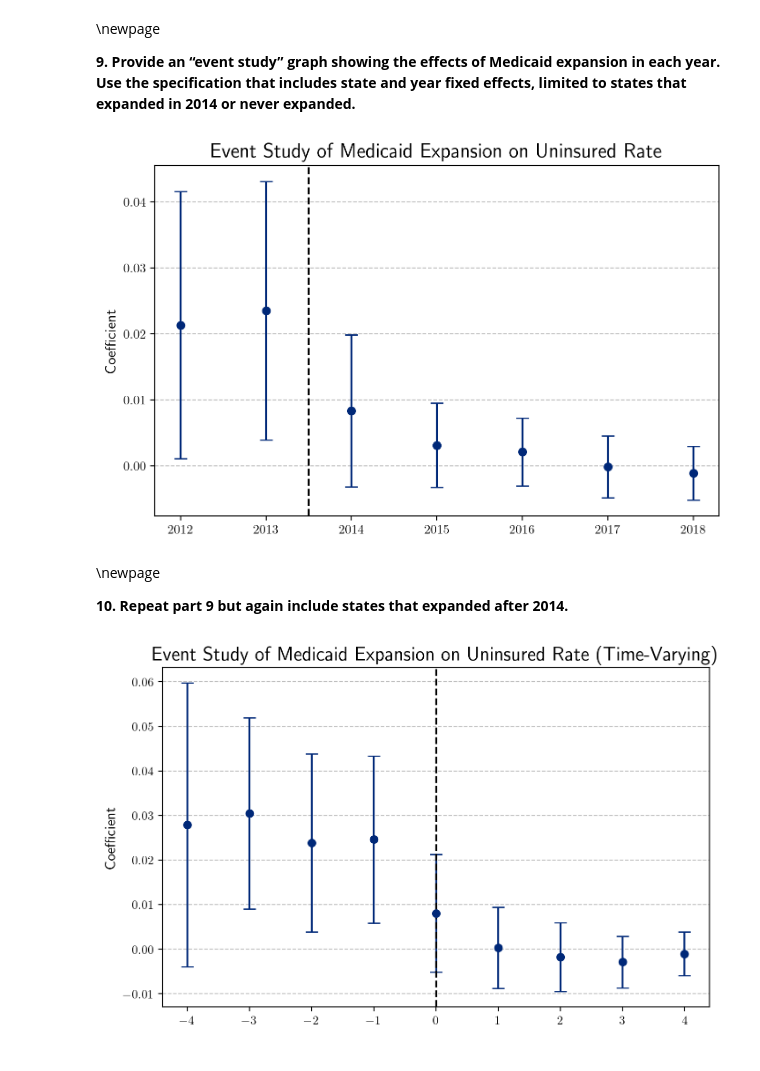
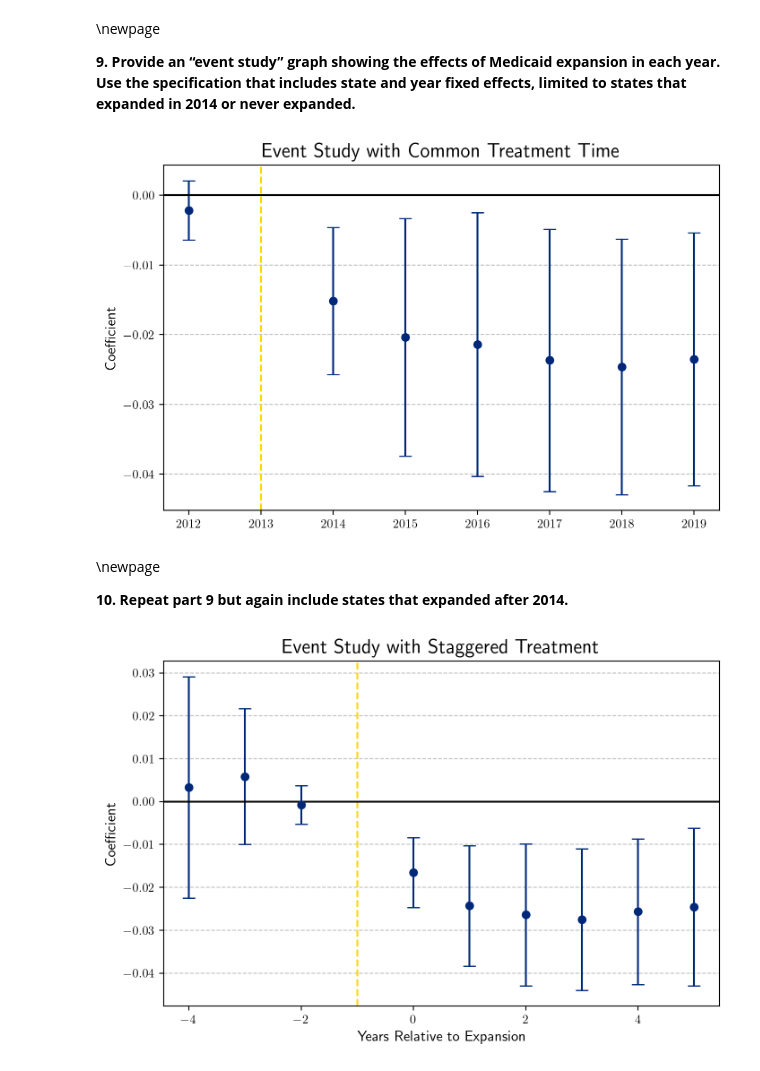
Before and after one commit to imccart/homework5, a Jupyter notebook: Homework 5.ipynb, the cells around one changed output. Saved outputs shown, nothing was run; the diff lists cells and outputs as text; code cells hidden in the pictures.

```diff
--- a/Homework 5.ipynb
+++ b/Homework 5.ipynb
@@ -246,41 +252,41 @@ dynamic_twfe = pf.feols("perc_unins ~ i(year, expand_ever, ref=2013) | State + y
 # %%
 plt.figure(figsize=(8, 5))
 joint_ci = dynamic_twfe.coef() - dynamic_twfe.confint(joint=True).T.iloc[0, :]
-plt.errorbar(np.arange(2012, 2019), dynamic_twfe.coef(),
+plt.errorbar(np.delete(np.arange(2012, 2020), 1), dynamic_twfe.coef(),
              yerr=joint_ci, fmt='o', color=blue, capsize=5)
-plt.axvline(x=2013.5, color="black", linestyle="--")
-plt.title("Event Study of Medicaid Expansion on Uninsured Rate", fontsize=16)
+plt.axvline(x=2013, color="gold", linestyle="--")
+plt.axhline(y=0, color="black", linestyle="-")
+plt.title("Event Study with Common Treatment Time", fontsize=16)
 plt.ylabel("Coefficient", fontsize=12)
 plt.grid(axis='y', color='gray', linestyle='--', alpha=0.5)
 plt.show()
 # %% [output]
-[figure, old version]
+[figure, new version]
 # %% [markdown]
 \newpage
 
 **10. Repeat part 9 but again include states that expanded after 2014.**
-# %%
-# ATE Q6: Event Study with time-varying treatment
-reg_data2["time_to_treat"] = -1
-mask_expand = reg_data2["expand_ever"] == True
-reg_data2.loc[mask_expand, "time_to_treat"] = reg_data2.loc[mask_expand, "year"] - reg_data2.loc[mask_expand, "expand_year"]
-reg_data2["time_to_treat"] = reg_data2["time_to_treat"].clip(lower=-4)
-reg_data2["expand_ever"] = reg_data2["expand_ever"].astype(bool)
-
-dynamic_twfe2 = pf.feols("perc_unins ~ i(time_to_treat, expand_ever, ref=-1) | State + year",
-                  data=reg_data2, vcov={"CRV1": "State"})
+# %%
+# ATE Q6: Event Study with time-varying treatment
+reg_data2["relative_year"] = (reg_data2["year"] - reg_data2["expand_year"]).fillna(np.inf)
+reg_data2["relative_year"] = reg_data2["relative_year"].clip(lower=-4)
+
+dynamic_twfe2 = pf.feols("perc_unins ~ i(relative_year, ref=-1) | State + year",
+                  data=reg_data2, vcov={"CRV1": "State"})
 # %%
 plt.figure(figsize=(8, 5))
 joint_ci2 = dynamic_twfe2.coef() - dynamic_twfe2.confint(joint=True).T.iloc[0, :]
-plt.errorbar(np.arange(-4, 5), dynamic_twfe2.coef(),
+plt.errorbar(np.delete(np.arange(-4, 6), 3), dynamic_twfe2.coef(),
              yerr=joint_ci2, fmt='o', color=blue, capsize=5)
-plt.axvline(x=0, color="black", linestyle="--")
-plt.title("Event Study of Medicaid Expansion on Uninsured Rate (Time-Varying)", fontsize=16)
+plt.axvline(x=-1, color="gold", linestyle="--")
+plt.axhline(y=0, color="black", linestyle="-")
+plt.title("Event Study with Staggered Treatment", fontsize=16)
 plt.ylabel("Coefficient", fontsize=12)
+plt.xlabel("Years Relative to Expansion", fontsize=12)
 plt.grid(axis='y', color='gray', linestyle='--', alpha=0.5)
 plt.show()
 # %% [output]
-[figure, old version]
+[figure, new version]
 # %%
 # jupyter nbconvert --to pdf --no-input --output estrada-p-hwk5-1.pdf "Homework 5.ipynb"
 # %%
```
Also changed, not shown: parts of 3 cells of this notebook.
